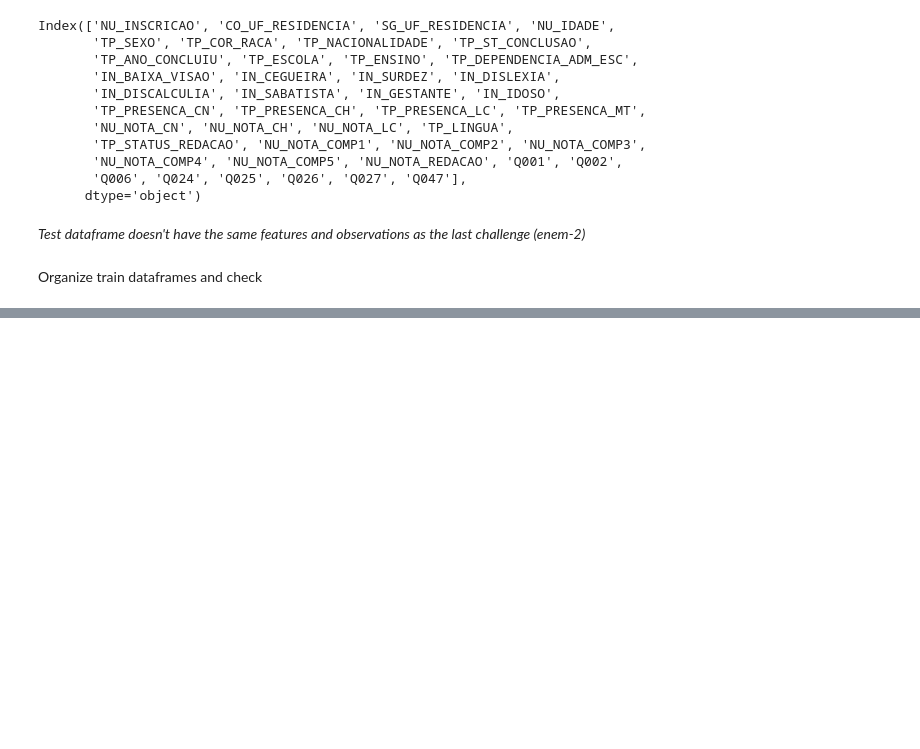
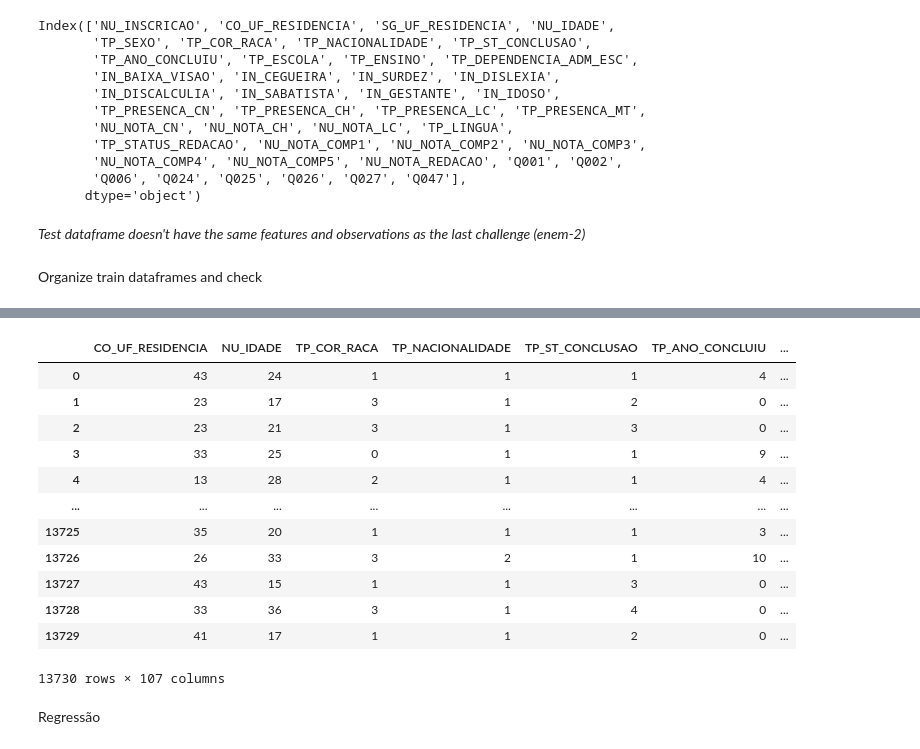
Before and after one commit to mirellaalves/data-science-acelera, a Jupyter notebook: enem-4/by_classification.ipynb, the cells around one changed output, grey strips where cells are left out. Cells and saved outputs as stored; diff of their text form; code cells hidden in the pictures; blank space fills up the shorter version.

```diff
--- a/enem-4/by_classification.ipynb
+++ b/enem-4/by_classification.ipynb
@@ -140,0 +165,6 @@ x_train_features = df_train_base.drop(['NU_INSCRICAO'], axis=1)
+# %%
+# Exclude columns that have to many nan values and are related to student profile
+df_train = df_train.drop(['TP_ENSINO', 'TP_DEPENDENCIA_ADM_ESC', 'Q027'], axis=1)
+
+# Fill others nan values
+df_train = df_train.fillna(0)
@@ -141,3 +188,9 @@ x_train_features = df_train_base.drop(['NU_INSCRICAO'], axis=1)
+# %%
+# Define x and y train
+df_test = df_test.drop(['TP_ENSINO', 'TP_DEPENDENCIA_ADM_ESC', 'Q027'], axis=1)
+df_train_base = df_train[df_test.columns]
+y_train_target = df_train['IN_TREINEIRO']
+x_train_features = df_train_base.drop(['NU_INSCRICAO'], axis=1)
 # %%
 df_train.shape
 # %% [output]
@@ -152,0 +226,17 @@ x_train_features.shape
+# %%
+x_train_features = pd.get_dummies(x_train_features)
+x_train_features
+# %% [output]
+|  | CO_UF_RESIDENCIA | NU_IDADE | TP_COR_RACA | TP_NACIONALIDADE | TP_ST_CONCLUSAO | TP_ANO_CONCLUIU | ... |
+| 0 | 43 | 24 | 1 | 1 | 1 | 4 | ... |
+| 1 | 23 | 17 | 3 | 1 | 2 | 0 | ... |
+| 2 | 23 | 21 | 3 | 1 | 3 | 0 | ... |
+| 3 | 33 | 25 | 0 | 1 | 1 | 9 | ... |
+| 4 | 13 | 28 | 2 | 1 | 1 | 4 | ... |
+| ... | ... | ... | ... | ... | ... | ... | ... |
+| 13725 | 35 | 20 | 1 | 1 | 1 | 3 | ... |
+| 13726 | 26 | 33 | 3 | 2 | 1 | 10 | ... |
+| 13727 | 43 | 15 | 1 | 1 | 3 | 0 | ... |
+| 13728 | 33 | 36 | 3 | 1 | 4 | 0 | ... |
+| 13729 | 41 | 17 | 1 | 1 | 2 | 0 | ... |
+13730 rows × 107 columns
@@ -152,0 +247,2 @@ x_train_features.shape
+# %% [markdown]
+Regressão
```
Also changed, not shown: parts of 11 cells of this notebook, 1 other file.
